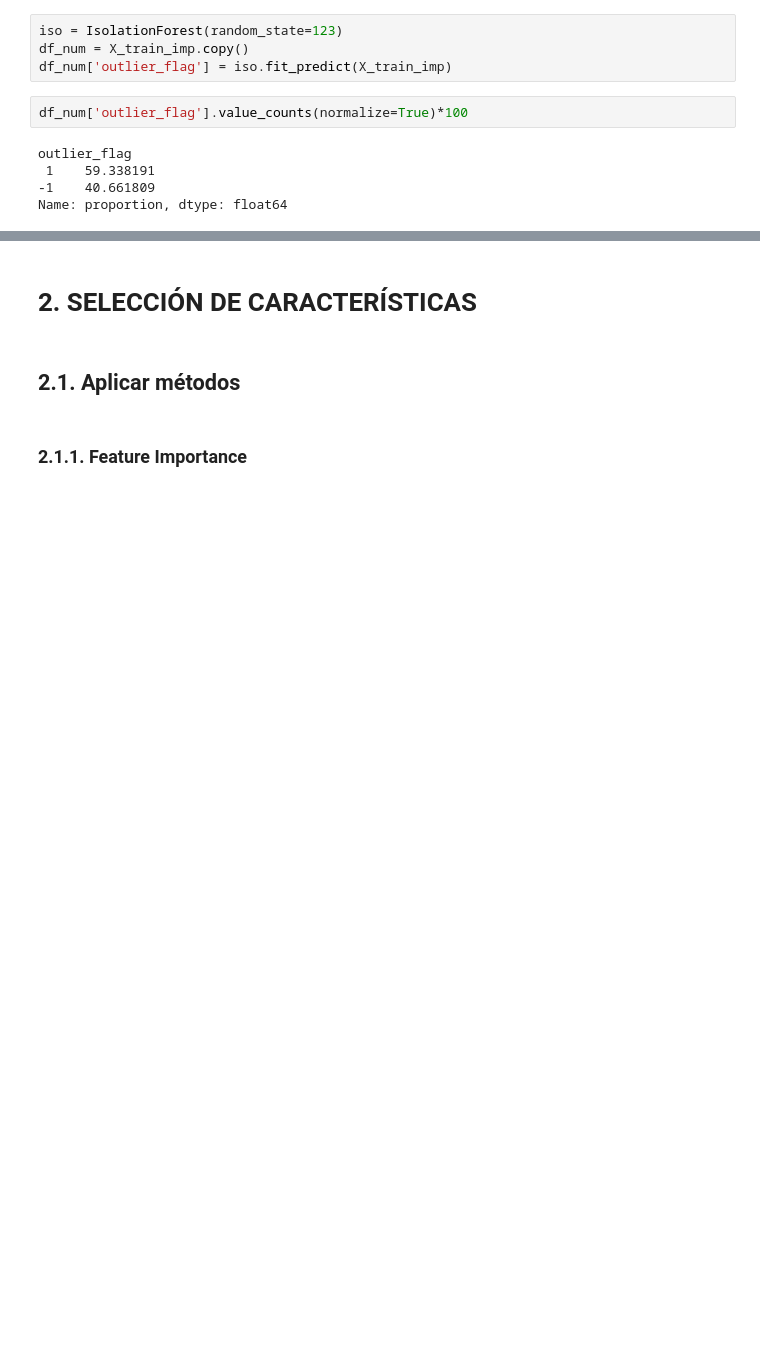
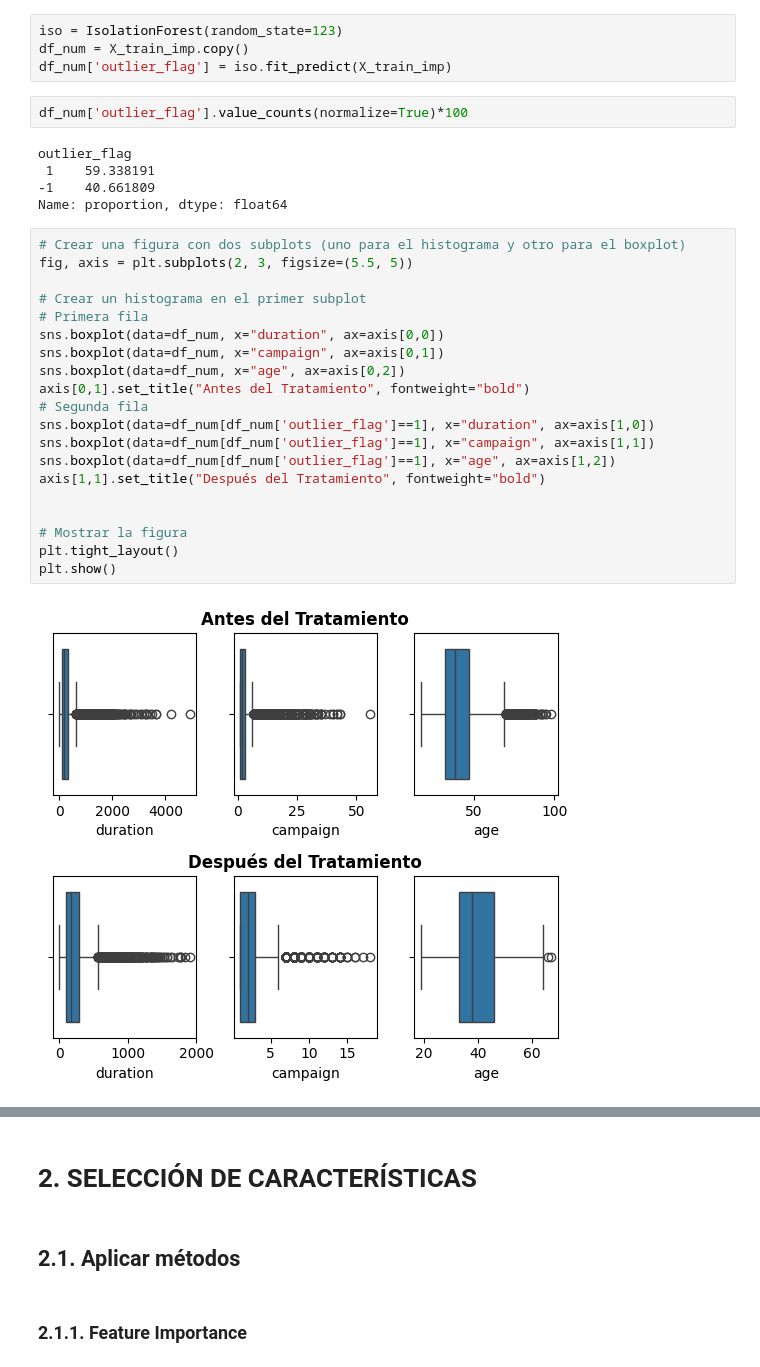
Before and after one commit to jjimvar/intro-ml, a Jupyter notebook: src/01-logistic-regression.ipynb, the cells around one changed output, grey strips where cells are left out. Saved outputs shown, nothing was run; the diff lists cells and outputs as text; blank space fills up the shorter version.

```diff
--- a/src/01-logistic-regression.ipynb
+++ b/src/01-logistic-regression.ipynb
@@ -923,3 +909,25 @@ outlier_flag
  1    59.338191
 -1    40.661809
 Name: proportion, dtype: float64
+# %%
+# Crear una figura con dos subplots (uno para el histograma y otro para el boxplot)
+fig, axis = plt.subplots(2, 3, figsize=(5.5, 5))
+
+# Crear un histograma en el primer subplot
+# Primera fila
+sns.boxplot(data=df_num, x="duration", ax=axis[0,0])
+sns.boxplot(data=df_num, x="campaign", ax=axis[0,1])
+sns.boxplot(data=df_num, x="age", ax=axis[0,2])
+axis[0,1].set_title("Antes del Tratamiento", fontweight="bold")
+# Segunda fila
+sns.boxplot(data=df_num[df_num['outlier_flag']==1], x="duration", ax=axis[1,0])
+sns.boxplot(data=df_num[df_num['outlier_flag']==1], x="campaign", ax=axis[1,1])
+sns.boxplot(data=df_num[df_num['outlier_flag']==1], x="age", ax=axis[1,2])
+axis[1,1].set_title("Después del Tratamiento", fontweight="bold")
+
+
+# Mostrar la figura
+plt.tight_layout()
+plt.show()
+# %% [output]
+[figure, added]
```
Also changed, not shown: parts of 55 cells of this notebook, 7 other files.
